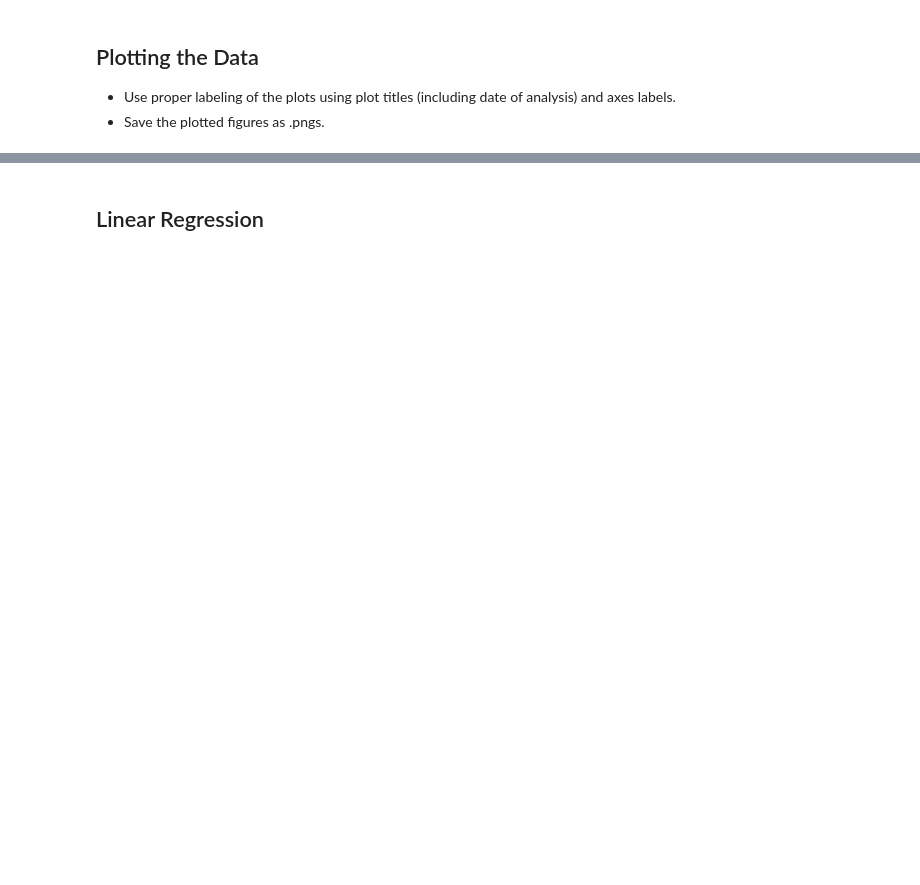
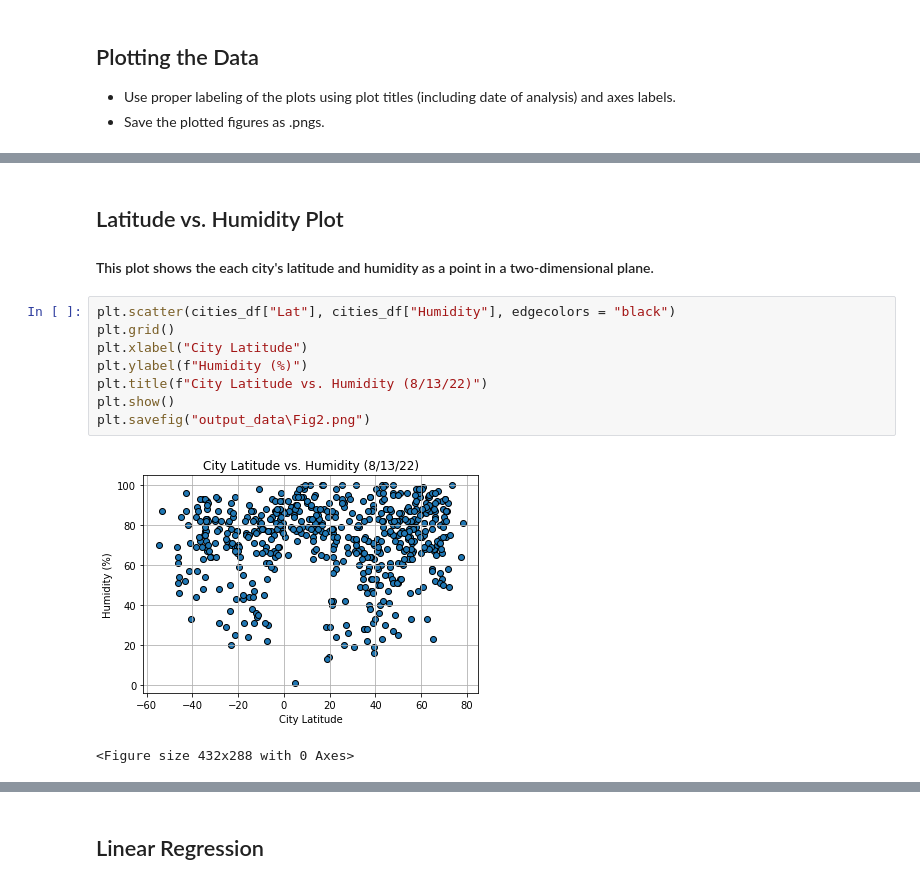
Before and after one commit to herzf012/python-api-challenge, a Jupyter notebook: WeatherPy.ipynb, the cells around one changed output, grey strips where cells are left out. Drawn from its saved outputs; the diff is of its cells as text; blank space fills up the shorter version.

```diff
--- a/WeatherPy.ipynb
+++ b/WeatherPy.ipynb
@@ -171,0 +163,15 @@ Skip this step if there are no cities that have humidity > 100%.
+# %% [markdown]
+## Latitude vs. Humidity Plot
+
+#### This plot shows the each city's latitude and humidity as a point in a two-dimensional plane.
+# %%
+plt.scatter(cities_df["Lat"], cities_df["Humidity"], edgecolors = "black")
+plt.grid()
+plt.xlabel("City Latitude")
+plt.ylabel(f"Humidity (%)")
+plt.title(f"City Latitude vs. Humidity (8/13/22)")
+plt.show()
+plt.savefig("output_data\Fig2.png")
+# %% [output]
+[figure, added]
+<Figure size 432x288 with 0 Axes>
```
Also changed, not shown: parts of 28 cells of this notebook, 6 other files.
